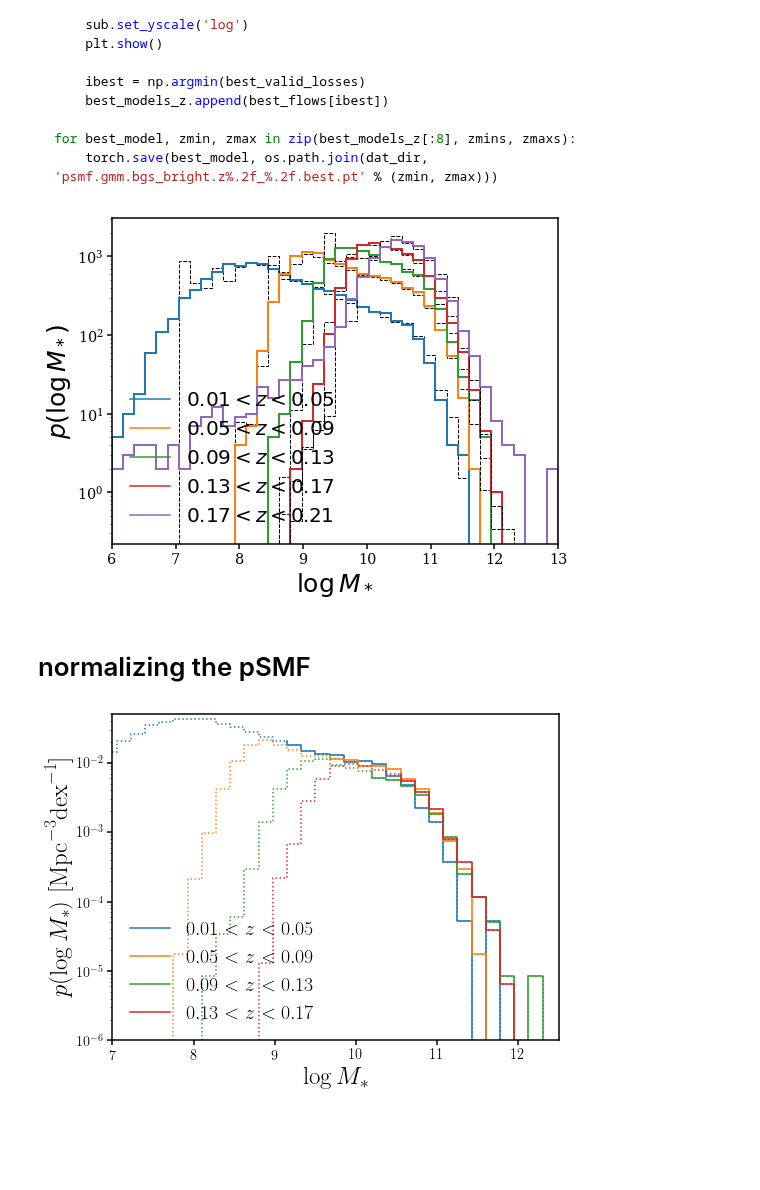
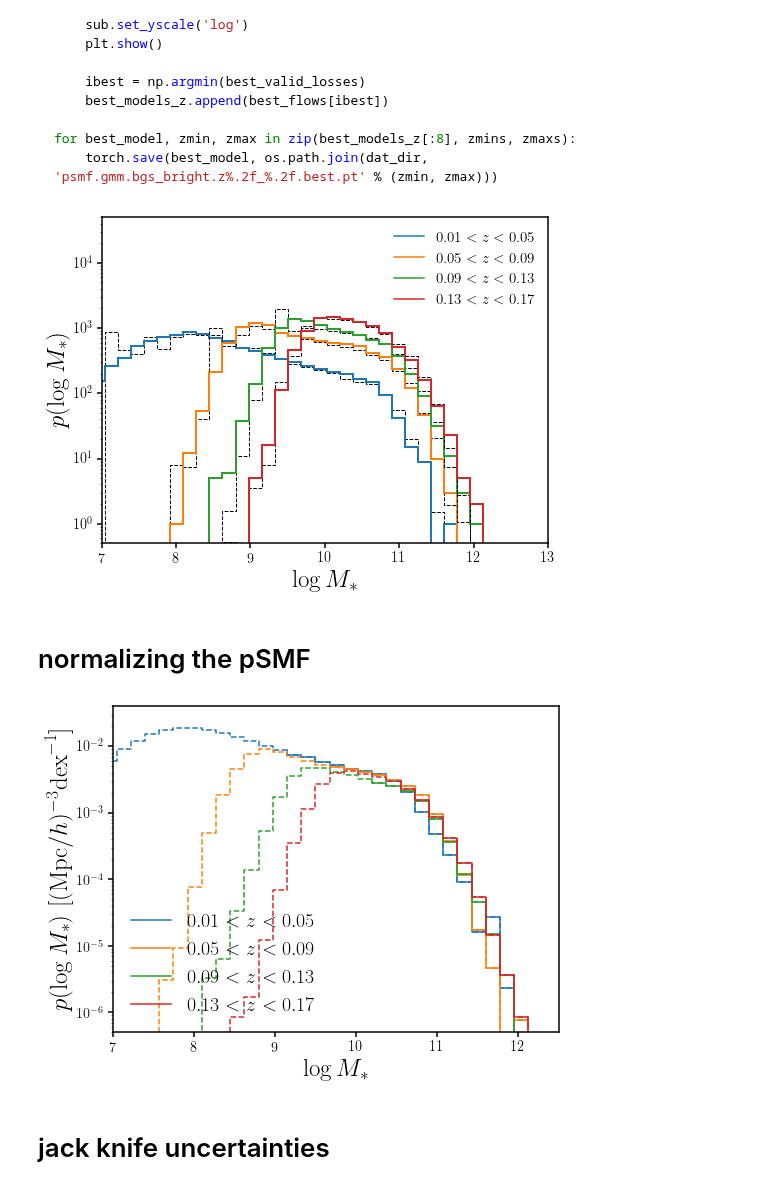
Before and after one commit to changhoonhahn/provabgs, a Jupyter notebook: svda/nb/smf.ipynb, the cells around one changed output. Drawn from its saved outputs; the diff is of its cells as text; code cells hidden in the pictures; blank space fills up the shorter version.

```diff
--- a/svda/nb/smf.ipynb
+++ b/svda/nb/smf.ipynb
@@ -70,7 +70,8 @@ print('%i BGS Bright galaxies with posteriors' % len(bgs))
 # %% [markdown]
 # calculate $V_{\rm max}$ with *Planck (2013)* cosmology
 # %%
-bgs['Vmax'] = Planck13.comoving_volume(bgs['provabgs_z_max'].data).value * Planck13.h**3 # (Mpc/h)^3
+f_area = (173.641/(4.*np.pi*(180/np.pi)**2))
+bgs['Vmax'] = Planck13.comoving_volume(bgs['provabgs_z_max'].data).value * Planck13.h**3 * f_area # (Mpc/h)^3
 # %%
 fig = plt.figure(figsize=(8,6))
 sub = fig.add_subplot(111)
@@ -105,8 +106,8 @@ for i, zmin, zmax in zip(range(4), [0., 0.1, 0.2, 0.3], [0.1, 0.2, 0.3, 0.4]):
     # Vmax based importance weights
     zlim = (bgs['Z_HP'].data > zmin) & (bgs['Z_HP'].data < zmax) & bgs['is_bgs_bright']
 
-    v_zmin = Planck13.comoving_volume(zmin).value * Planck13.h**3 # (Mpc/h)^3
-    v_zmax = Planck13.comoving_volume(zmax).value * Planck13.h**3 # (Mpc/h)^3
+    v_zmin = Planck13.comoving_volume(zmin).value * Planck13.h**3 * f_area # (Mpc/h)^3
+    v_zmax = Planck13.comoving_volume(zmax).value * Planck13.h**3 * f_area # (Mpc/h)^3
 
     w_import = (v_zmax - v_zmin) / (vmaxes.clip(v_zmin, v_zmax) - v_zmin)
     w_import *= bgs['provabgs_w_zfail'].data * bgs['provabgs_w_fibassign']
@@ -304,38 +305,39 @@ for best_model, zmin, zmax in zip(best_models_z[:8], zmins, zmaxs):
 # %%
 fig = plt.figure(figsize=(8,6))
 sub = fig.add_subplot(111)
-for i, zmin, zmax in zip(range(5), zmins, zmaxs):
+for i, zmin, zmax in zip(range(4), zmins, zmaxs):
     # Vmax based importance weights
     zlim = (bgs['Z_HP'].data > zmin) & (bgs['Z_HP'].data < zmax)
 
-    v_zmin = Planck13.comoving_volume(zmin).value * Planck13.h**3 # (Mpc/h)^3
-    v_zmax = Planck13.comoving_volume(zmax).value * Planck13.h**3 # (Mpc/h)^3
+    v_zmin = Planck13.comoving_volume(zmin).value * Planck13.h**3 * f_area # (Mpc/h)^3
+    v_zmax = Planck13.comoving_volume(zmax).value * Planck13.h**3 * f_area # (Mpc/h)^3
 
     w_import = (v_zmax - v_zmin) / (vmaxes.clip(v_zmin, v_zmax) - v_zmin)
     w_import *= bgs['provabgs_w_zfail'].data * bgs['provabgs_w_fibassign']
 
     #psmf_model = best_models_z[i]
     psmf_model = torch.load(os.path.join(dat_dir, 'psmf.gmm.bgs_bright.z%.2f_%.2f.best.pt' % (zmin, zmax)), map_location=device)
     with torch.no_grad():
         post_prime = psmf_model.sample((10000,))
 
     _ = sub.hist(np.median(logM_posteriors[zlim], axis=1),
                  weights=w_import[zlim]*10000./np.sum(w_import[zlim]),
                  range=(6., 13.), bins=40, histtype='step',
                  color='k', linestyle='--', linewidth=1)
 
     _ = sub.hist(np.array(post_prime.detach().cpu()), range=(6., 13.), bins=40,
                  color='C%i' % i, histtype='step', linewidth=2)
     sub.plot([], [], c='C%i' % i, label='$%.2f < z < %.2f$' % (zmin, zmax))
 
-sub.legend(loc='lower left', fontsize=20)
+sub.legend(loc='upper right', fontsize=15)
 sub.set_xlabel(r'$\log M_*$', fontsize=25)
-sub.set_xlim(6., 13.)
+sub.set_xlim(7., 13.)
 sub.set_ylabel(r'$p(\log M_*)$', fontsize=25)
 sub.set_yscale('log')
+sub.set_ylim(5e-1, 5e4)
 plt.show()
 # %% [output]
-[figure, old version]
+[figure, new version]
 # %% [markdown]
 # normalizing the pSMF
 # %%
@@ -347,8 +349,8 @@ for i, zmin, zmax in zip(range(4), zmins, zmaxs):
     # Vmax based importance weights
     zlim = (bgs['Z_HP'].data > zmin) & (bgs['Z_HP'].data < zmax)
 
-    v_zmin = Planck13.comoving_volume(zmin).value * Planck13.h**3 # (Mpc/h)^3
-    v_zmax = Planck13.comoving_volume(zmax).value * Planck13.h**3 # (Mpc/h)^3
+    v_zmin = Planck13.comoving_volume(zmin).value * Planck13.h**3 * f_area # (Mpc/h)^3
+    v_zmax = Planck13.comoving_volume(zmax).value * Planck13.h**3 * f_area# (Mpc/h)^3
 
     w_import = (v_zmax - v_zmin) / (vmaxes.clip(v_zmin, v_zmax) - v_zmin)
     w_import *= bgs['provabgs_w_zfail'].data * bgs['provabgs_w_fibassign']
@@ -358,7 +360,7 @@ for i, zmin, zmax in zip(range(4), zmins, zmaxs):
     #psmf_model = best_models_z[i]
     psmf_model = torch.load(os.path.join(dat_dir, 'psmf.gmm.bgs_bright.z%.2f_%.2f.best.pt' % (zmin, zmax)), map_location=device)
     with torch.no_grad():
-        post_prime = psmf_model.sample((10000,))
+        post_prime = psmf_model.sample((100000,))
 
     # calculate normalization
     #_ = sub.hist(np.median(logM_posteriors[zlim], axis=1),
@@ -366,18 +368,20 @@ for i, zmin, zmax in zip(range(4), zmins, zmaxs):
     #             range=(6., 13.), bins=40, histtype='step',
     #             color='k', linestyle='--', linewidth=1)
     h, be = np.histogram(np.array(post_prime.detach().cpu()),
-                 weights=np.repeat(norm, 10000) * Planck13.h**3, range=(6., 13.), bins=40)
-    h *= (be[-1] - be[0])/40.
-    sub.step(be[:-1], h, where='pre', color='C%i' % i, linestyle=':')
+                 weights=np.repeat(norm, 100000) / 100000, range=(6., 13.), bins=40)
+
+    sub.step(be[:-1], h, where='pre', color='C%i' % i, linestyle='--')
     sub.step(be[:-1][be[:-1] > mlim[2*i+1]], h[be[:-1] > mlim[2*i+1]], where='pre', color='C%i' % i, linestyle='-')
     sub.plot([], [], c='C%i' % i, label='$%.2f < z < %.2f$' % (zmin, zmax))
     #sub.axvline(mlim[2*i+1], color='C%i' % i, linestyle=':')
 sub.legend(loc='lower left', fontsize=20)
 sub.set_xlabel(r'$\log M_*$', fontsize=25)
 sub.set_xlim(7., 12.5)
-sub.set_ylabel(r'$p(\log M_*)$ [${\rm Mpc}^{-3}{\rm dex}^{-1}$]', fontsize=25)
+sub.set_ylabel(r'$p(\log M_*)$ [$({\rm Mpc}/h)^{-3}{\rm dex}^{-1}$]', fontsize=25)
 sub.set_yscale('log')
-sub.set_ylim(1e-6, 5e-2)
+sub.set_ylim(5e-7, 4e-2)
 plt.show()
 # %% [output]
-[figure, old version]
+[figure, new version]
+# %% [markdown]
+# jack knife uncertainties
```
Also changed, not shown: parts of 8 cells of this notebook.
